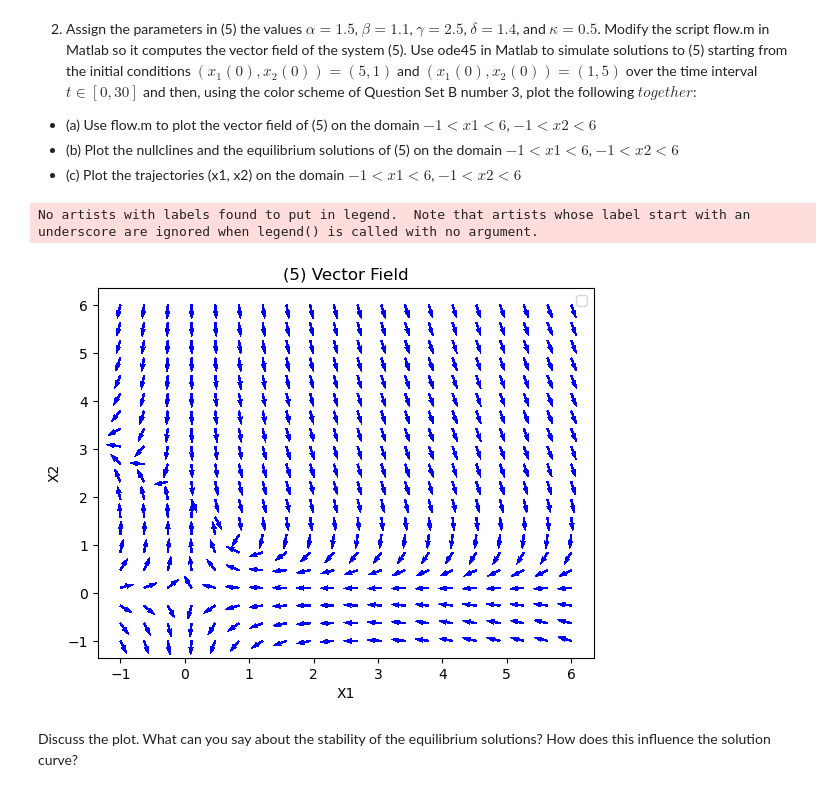
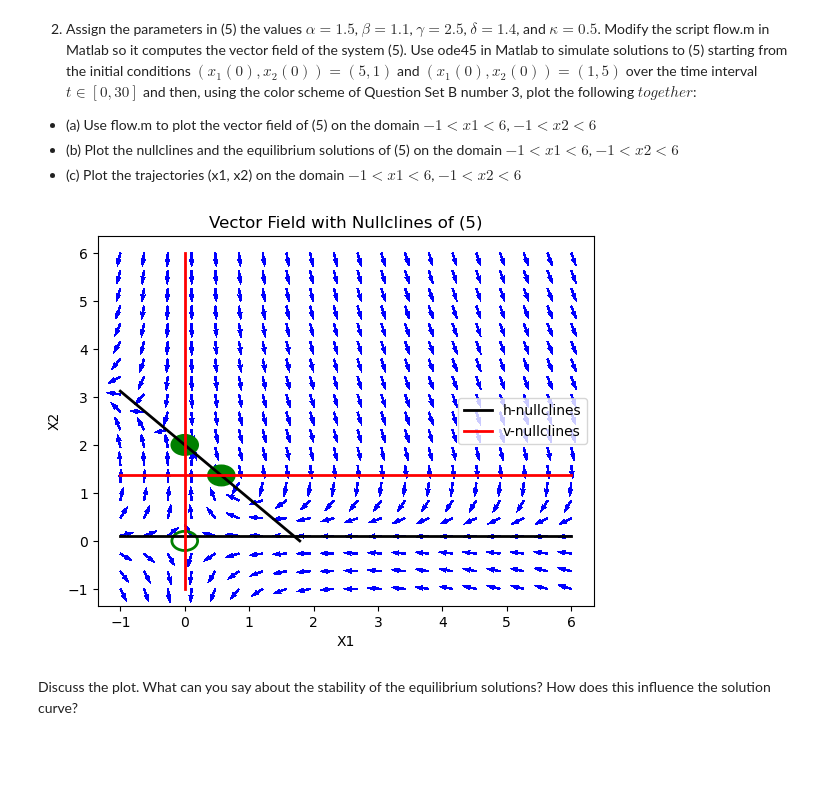
Before and after one commit to scottito/DiffEqProj1, a Jupyter notebook: Project1.ipynb, the cells around one changed output. Saved outputs shown, nothing was run; the diff lists cells and outputs as text; code cells hidden in the pictures; blank space fills up the shorter version.

Commit message:
more graphs and shiii

```diff
--- a/Project1.ipynb
+++ b/Project1.ipynb
@@ -357,10 +430,8 @@ beta = 1.1
 gamma = 2.5
 delta = 1.4
 
-# linspaces for graphing
-x1 = np.linspace(-1, 6, 20)
+# More linspaces for graphing
 x2 = np.linspace(-1, 6, 20)
-time = np.linspace(-1, 6, 20)
 X1, X2 = np.meshgrid(x1, x2)
 
 # Plot of direction field is done below so that the nullclines can be layered over it
@@ -531,51 +602,54 @@ def func2(time, y, alpha, beta, gamma, delta, kappa):
     dx2dt = gamma * (1- kappa*x2) * x2 - delta * x1 * x2
     return np.array([dx1dt, dx2dt])
 
 # Define constants
 kappa = 0.5
-
-# linspaces for graphing
-x1 = np.linspace(-1, 6, 20)
-x2 = np.linspace(-1, 6, 20)
-time = np.linspace(-1, 6, 20)
-X1, X2 = np.meshgrid(x1, x2)
+# The rest are the same
 
 # Plot for direction field
 fig, ax = plt.subplots()
 
 # Get normalized vectors indicating direction at each point and graph in blue
 for x10 in np.linspace(-1, 6, 20):
     for x20 in np.linspace(-1, 6, 20):
         y0 = np.array([x10, x20])
         dx = func2(t, np.array([X1, X2]), alpha, beta, gamma, delta, kappa)[0]
         dy = func2(t, np.array([X1, X2]), alpha, beta, gamma, delta, kappa)[1]
         magnitude = np.sqrt(dx**2 + dy**2)
         ax.quiver(X1, X2, dx/magnitude, dy/magnitude, color='b', alpha=0.3)
 
-# # Plot horizontal nullclines in black
-# plt.plot(tory, h1*other, color="black", linewidth=2, label="h-nullclines")
-# plt.plot(h2*other, tory, color="black", linewidth=2)
+# Custom hlim because h-null has a limited domain
+hlim = np.linspace(-1,gamma/delta,20)
+h1 = 1/kappa - (delta*hlim) / (kappa*gamma)
+
+# v-nulls have same multipliers as before
+
+# Plot horizontal nullclines in black
+plt.plot(hlim, h1*other, color="black", linewidth=2, label="h-nullclines")
+plt.plot(tory, h2*other, color="black", linewidth=2)
 
 # # Plot vertical nullclines in red
-# plt.plot(v1*other, tory, "r", linewidth=2, label="v-nullclines")
-# plt.plot(tory, v2*other, "r", linewidth=2)
+plt.plot(tory, v1*other, "r", linewidth=2, label="v-nullclines")
+plt.plot(0*other, tory, "r", linewidth=2)
 
 # # Add green circles at equilibrium points
-# eq1 = plt.Circle((0, 0), 0.2, color='g', fill=False, linewidth=2)
-# eq2 = plt.Circle((h2, v2), 0.2, color='g', fill=True, linewidth=2)
-# ax.add_patch(eq1)
-# ax.add_patch(eq2)
+eq1 = plt.Circle((0, 0), 0.2, color='g', fill=False, linewidth=2)
+eq2 = plt.Circle((0, 1/kappa), 0.2, color='g', fill=True, linewidth=2)
+eq3 = plt.Circle((gamma*(1-kappa*(alpha/beta))/delta, alpha/beta), 0.2, color='g', fill=True, linewidth=2)
+
+ax.add_patch(eq1)
+ax.add_patch(eq2)
+ax.add_patch(eq3)
 
 # Make the plot pretty
-plt.title("(5) Vector Field")
+plt.title("Vector Field with Nullclines of (5)")
 plt.xlabel("X1")
 plt.ylabel("X2")
 plt.legend()
 
 plt.show()
 # %% [output]
-No artists with labels found to put in legend.  Note that artists whose label start with an underscore are ignored when legend() is called with no argument.
-[figure, old version]
+[figure, new version]
 # %% [markdown]
 Discuss the plot. What can you say about the stability of the equilibrium solutions? How does this influence the solution curve?
 # %% [markdown]
```
Also changed, not shown: parts of 7 cells of this notebook.
